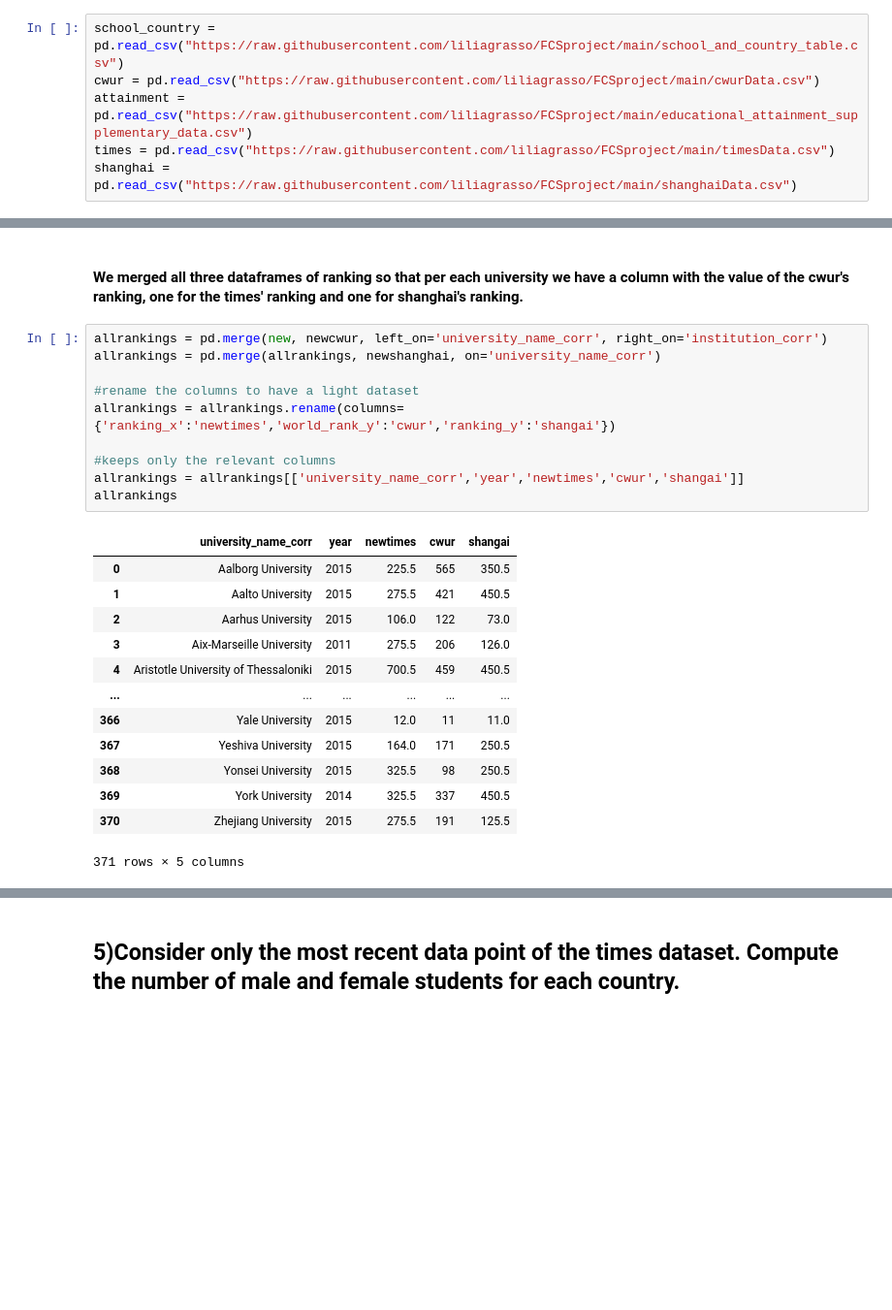
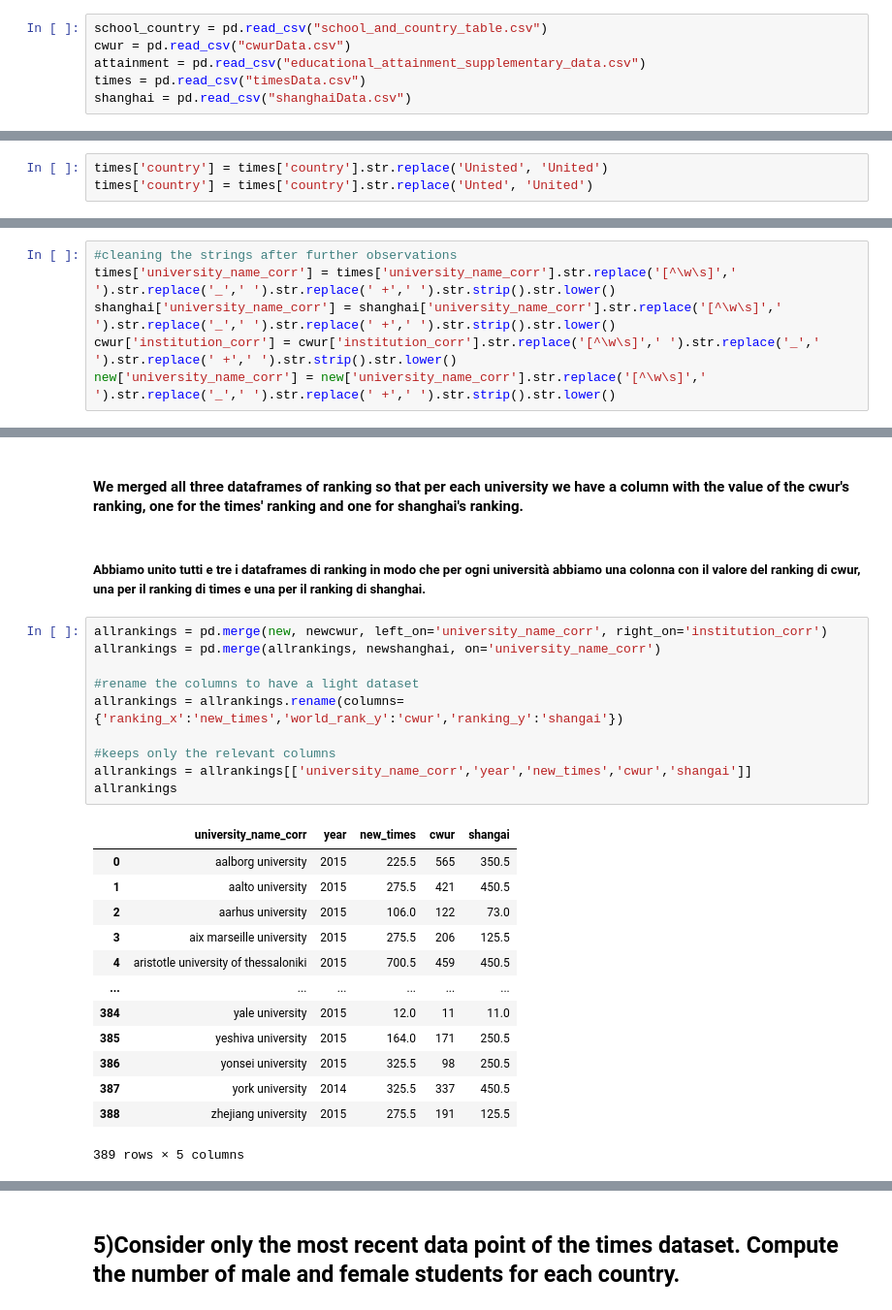
Before and after one commit to liliagrasso/FCSproject, a Jupyter notebook: FoCS_Project_Grasso_Marnati.ipynb, the cells around one changed output, grey strips where cells are left out. Shown: that part at 97% size. Saved outputs shown, nothing was run; the diff lists cells and outputs as text; blank space fills up the shorter version.

```diff
--- a/SuperProject (1).ipynb
+++ b/FoCS_Project_Grasso_Marnati.ipynb
@@ -17,9 +19,9 @@ import re
 # %% [markdown]
 ## Datasets
 # %%
-school_country = pd.read_csv("https://raw.githubusercontent.com/liliagrasso/FCSproject/main/school_and_country_table.csv")
-cwur = pd.read_csv("https://raw.githubusercontent.com/liliagrasso/FCSproject/main/cwurData.csv")
-attainment = pd.read_csv("https://raw.githubusercontent.com/liliagrasso/FCSproject/main/educational_attainment_supplementary_data.csv")
-times = pd.read_csv("https://raw.githubusercontent.com/liliagrasso/FCSproject/main/timesData.csv")
-shanghai = pd.read_csv("https://raw.githubusercontent.com/liliagrasso/FCSproject/main/shanghaiData.csv")
+school_country = pd.read_csv("school_and_country_table.csv")
+cwur = pd.read_csv("cwurData.csv")
+attainment = pd.read_csv("educational_attainment_supplementary_data.csv")
+times = pd.read_csv("timesData.csv")
+shanghai = pd.read_csv("shanghaiData.csv")
 # %% [markdown]
@@ -66,6 +70,9 @@ times['income']
 2601    40.4
 2602    39.8
 Name: income, Length: 2603, dtype: float64
+# %%
+times['country'] = times['country'].str.replace('Unisted', 'United')
+times['country'] = times['country'].str.replace('Unted', 'United')
 # %% [markdown]
  ## 1)For each university, extract from the times dataset the most recent and the least recent data, obtaining two separate dataframes
 # %% [markdown]
@@ -196 +241,7 @@ new['university_name_corr'] =new['university_name'].astype(str).apply(sost_pare)
+# %%
+#cleaning the strings after further observations
+times['university_name_corr'] = times['university_name_corr'].str.replace('[^\w\s]',' ').str.replace('_',' ').str.replace(' +',' ').str.strip().str.lower()
+shanghai['university_name_corr'] = shanghai['university_name_corr'].str.replace('[^\w\s]',' ').str.replace('_',' ').str.replace(' +',' ').str.strip().str.lower()
+cwur['institution_corr'] = cwur['institution_corr'].str.replace('[^\w\s]',' ').str.replace('_',' ').str.replace(' +',' ').str.strip().str.lower()
+new['university_name_corr'] = new['university_name_corr'].str.replace('[^\w\s]',' ').str.replace('_',' ').str.replace(' +',' ').str.strip().str.lower()
 # %% [markdown]
@@ -224,28 +279,30 @@ newshanghai = shanghai.loc[shanghai.groupby('university_name_corr')['year'].idxm
 newcwur = cwur.loc[cwur.groupby('institution_corr')['year'].idxmax()]
 # %% [markdown]
  #### We merged all three dataframes of ranking so that per each university we have a column with the value of the cwur's ranking, one for the times' ranking and one for shanghai's ranking.
+# %% [markdown]
+##### Abbiamo unito tutti e tre i dataframes di ranking in modo che per ogni università abbiamo una colonna con il valore del ranking di cwur, una per il ranking di times e una per il ranking di shanghai.
 # %%
 allrankings = pd.merge(new, newcwur, left_on='university_name_corr', right_on='institution_corr')
 allrankings = pd.merge(allrankings, newshanghai, on='university_name_corr')
 
 #rename the columns to have a light dataset
-allrankings = allrankings.rename(columns={'ranking_x':'newtimes','world_rank_y':'cwur','ranking_y':'shangai'})
+allrankings = allrankings.rename(columns={'ranking_x':'new_times','world_rank_y':'cwur','ranking_y':'shangai'})
 
 #keeps only the relevant columns
-allrankings = allrankings[['university_name_corr','year','newtimes','cwur','shangai']]
+allrankings = allrankings[['university_name_corr','year','new_times','cwur','shangai']]
 allrankings
 # %% [output]
-|  | university_name_corr | year | newtimes | cwur | shangai |
-| 0 | Aalborg University | 2015 | 225.5 | 565 | 350.5 |
-| 1 | Aalto University | 2015 | 275.5 | 421 | 450.5 |
-| 2 | Aarhus University | 2015 | 106.0 | 122 | 73.0 |
-| 3 | Aix-Marseille University | 2011 | 275.5 | 206 | 126.0 |
-| 4 | Aristotle University of Thessaloniki | 2015 | 700.5 | 459 | 450.5 |
+|  | university_name_corr | year | new_times | cwur | shangai |
+| 0 | aalborg university | 2015 | 225.5 | 565 | 350.5 |
+| 1 | aalto university | 2015 | 275.5 | 421 | 450.5 |
+| 2 | aarhus university | 2015 | 106.0 | 122 | 73.0 |
+| 3 | aix marseille university | 2015 | 275.5 | 206 | 125.5 |
+| 4 | aristotle university of thessaloniki | 2015 | 700.5 | 459 | 450.5 |
 | ... | ... | ... | ... | ... | ... |
-| 366 | Yale University | 2015 | 12.0 | 11 | 11.0 |
-| 367 | Yeshiva University | 2015 | 164.0 | 171 | 250.5 |
-| 368 | Yonsei University | 2015 | 325.5 | 98 | 250.5 |
-| 369 | York University | 2014 | 325.5 | 337 | 450.5 |
-| 370 | Zhejiang University | 2015 | 275.5 | 191 | 125.5 |
+| 384 | yale university | 2015 | 12.0 | 11 | 11.0 |
+| 385 | yeshiva university | 2015 | 164.0 | 171 | 250.5 |
+| 386 | yonsei university | 2015 | 325.5 | 98 | 250.5 |
+| 387 | york university | 2014 | 325.5 | 337 | 450.5 |
+| 388 | zhejiang university | 2015 | 275.5 | 191 | 125.5 |
-371 rows × 5 columns
+389 rows × 5 columns
 # %% [markdown]
```
Also changed, not shown: parts of 70 cells of this notebook.
